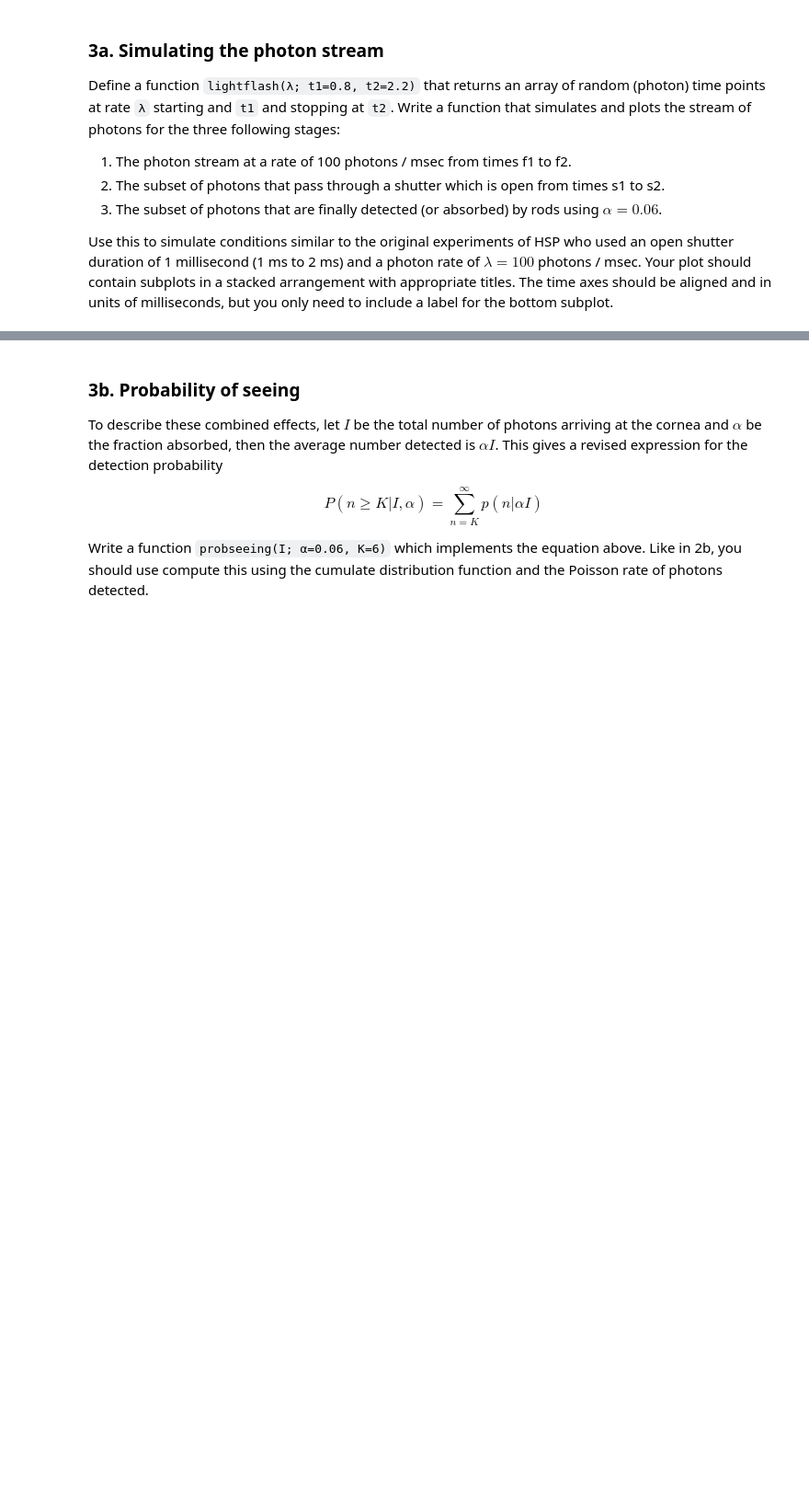
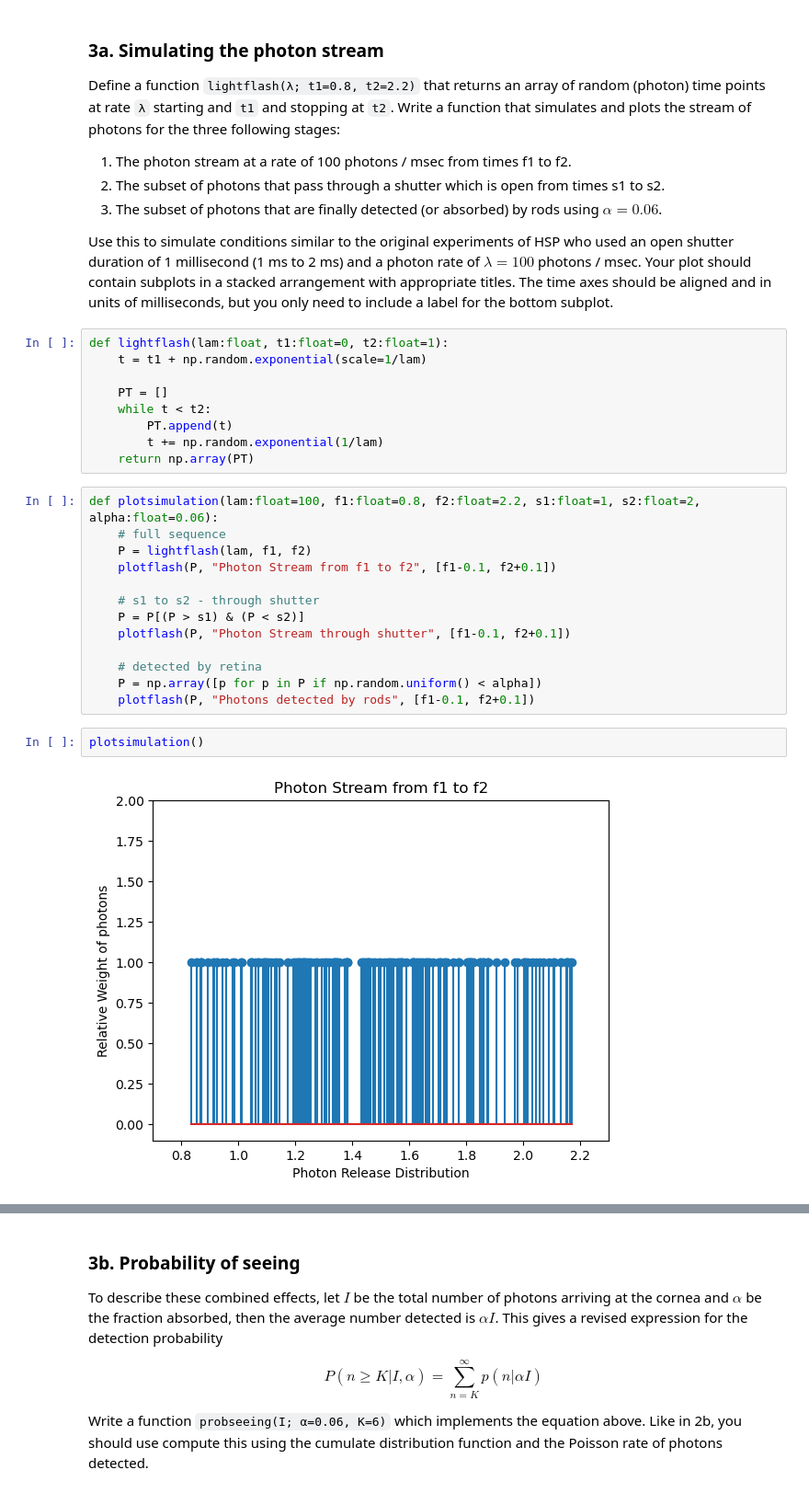
Before and after one commit to sakinkirti/CSDS364, a Jupyter notebook: A2b/A2b_sak207.ipynb, the cells around one changed output, grey strips where cells are left out. Shown: that part at 92% size. Cells and saved outputs as stored; diff of their text form; blank space fills up the shorter version.

```diff
--- a/A2b/A2b_sak207.ipynb
+++ b/A2b/A2b_sak207.ipynb
@@ -114,3 +190,29 @@ Define a function `lightflash(λ; t1=0.8, t2=2.2)` that returns an array of rand
 3. The subset of photons that are finally detected (or absorbed) by rods using $\alpha=0.06$.
 
 Use this to simulate conditions similar to the original experiments of HSP who used an open shutter duration of 1 millisecond (1 ms to 2 ms) and a photon rate of $\lambda=100$ photons / msec.  Your plot should contain subplots in a stacked arrangement with appropriate titles.  The time axes should be aligned and in units of milliseconds, but you only need to include a label for the bottom subplot.
+# %%
+def lightflash(lam:float, t1:float=0, t2:float=1):
+    t = t1 + np.random.exponential(scale=1/lam)
+
+    PT = []
+    while t < t2:
+        PT.append(t)
+        t += np.random.exponential(1/lam)
+    return np.array(PT)
+# %%
+def plotsimulation(lam:float=100, f1:float=0.8, f2:float=2.2, s1:float=1, s2:float=2, alpha:float=0.06):
+    # full sequence
+    P = lightflash(lam, f1, f2)
+    plotflash(P, "Photon Stream from f1 to f2", [f1-0.1, f2+0.1])
+
+    # s1 to s2 - through shutter
+    P = P[(P > s1) & (P < s2)]
+    plotflash(P, "Photon Stream through shutter", [f1-0.1, f2+0.1])
+
+    # detected by retina
+    P = np.array([p for p in P if np.random.uniform() < alpha])
+    plotflash(P, "Photons detected by rods", [f1-0.1, f2+0.1])
+# %%
+plotsimulation()
+# %% [output]
+[figure, added]
```
Also changed, not shown: parts of 25 cells of this notebook, 1 other file.
